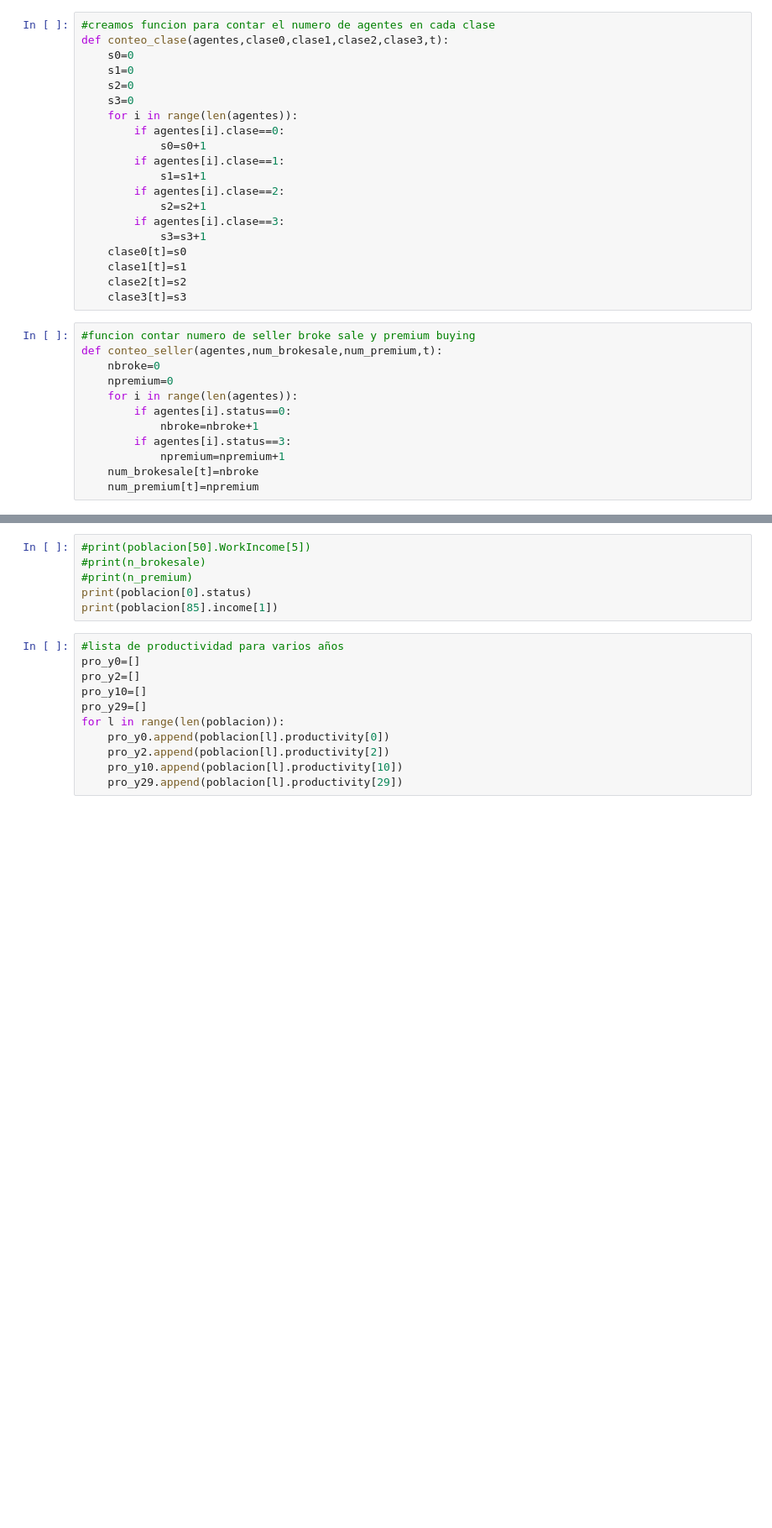
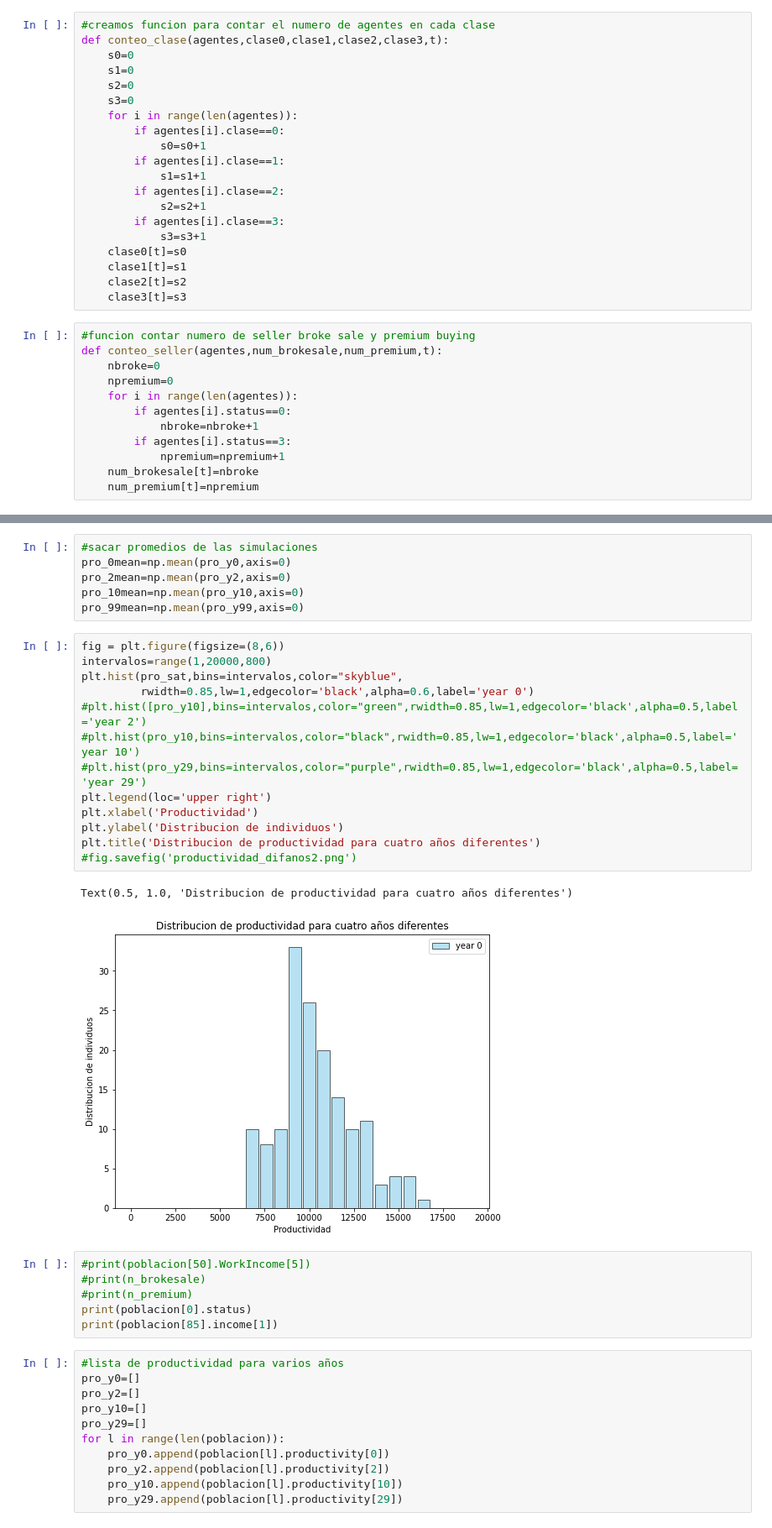
Before and after one commit to aybautistas/Econofisica, a Jupyter notebook: Proyecto.ipynb, the cells around one changed output, grey strips where cells are left out. Shown: that part at 84% size. Cells and saved outputs as stored; diff of their text form; blank space fills up the shorter version.

Commit message:
Se incorporan promedios para la productividad

```diff
--- a/Proyecto.ipynb
+++ b/Proyecto.ipynb
@@ -383,3 +471,25 @@ for i in range(len(poblacion)):
+# %%
+#sacar promedios de las simulaciones
+pro_0mean=np.mean(pro_y0,axis=0)
+pro_2mean=np.mean(pro_y2,axis=0)
+pro_10mean=np.mean(pro_y10,axis=0)
+pro_99mean=np.mean(pro_y99,axis=0)
+# %%
+fig = plt.figure(figsize=(8,6))
+intervalos=range(1,20000,800)
+plt.hist(pro_sat,bins=intervalos,color="skyblue",
+         rwidth=0.85,lw=1,edgecolor='black',alpha=0.6,label='year 0')
+#plt.hist([pro_y10],bins=intervalos,color="green",rwidth=0.85,lw=1,edgecolor='black',alpha=0.5,label='year 2')
+#plt.hist(pro_y10,bins=intervalos,color="black",rwidth=0.85,lw=1,edgecolor='black',alpha=0.5,label='year 10')
+#plt.hist(pro_y29,bins=intervalos,color="purple",rwidth=0.85,lw=1,edgecolor='black',alpha=0.5,label='year 29')
+plt.legend(loc='upper right')
+plt.xlabel('Productividad')
+plt.ylabel('Distribucion de individuos')
+plt.title('Distribucion de productividad para cuatro años diferentes')
+#fig.savefig('productividad_difanos2.png')
+# %% [output]
+Text(0.5, 1.0, 'Distribucion de productividad para cuatro años diferentes')
+[figure, added]
 # %%
 #print(poblacion[50].WorkIncome[5])
 #print(n_brokesale)
```
Also changed, not shown: parts of 12 cells of this notebook.
